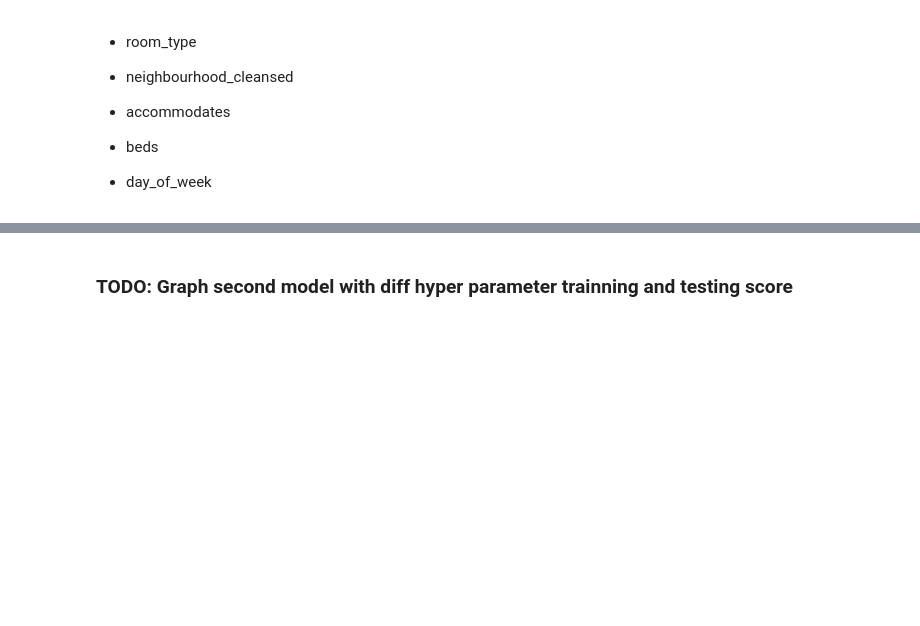
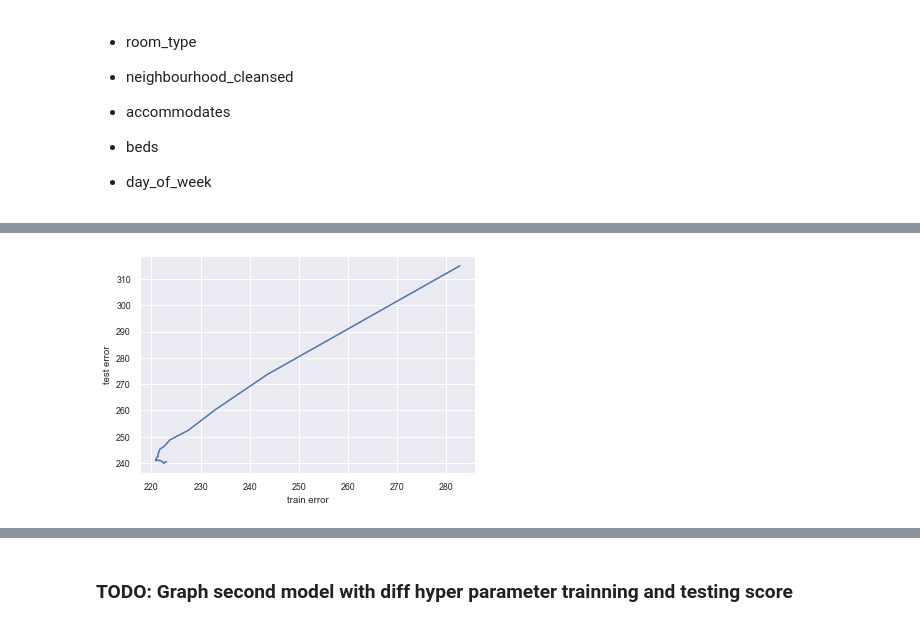
Before and after one commit to COGS118A/Group004-SP23, a Jupyter notebook: Checkpoint_Group004-SP23.ipynb, the cells around one changed output, grey strips where cells are left out. Drawn from its saved outputs; the diff is of its cells as text; code cells hidden in the pictures; blank space fills up the shorter version.

```diff
--- a/Checkpoint_Group004-SP23.ipynb
+++ b/Checkpoint_Group004-SP23.ipynb
@@ -564,3 +594,10 @@ test_err_lst
+# %%
+plt.plot(train_err_lst,test_err_lst)
+plt.xlabel('train error')
+plt.ylabel('test error')
+plt.show()
+# %% [output]
+[figure, added]
 # %%
 plt.plot(test_score,test_err_lst)
 plt.xlabel('value of k for knn')
```
Also changed, not shown: parts of 7 cells of this notebook.
